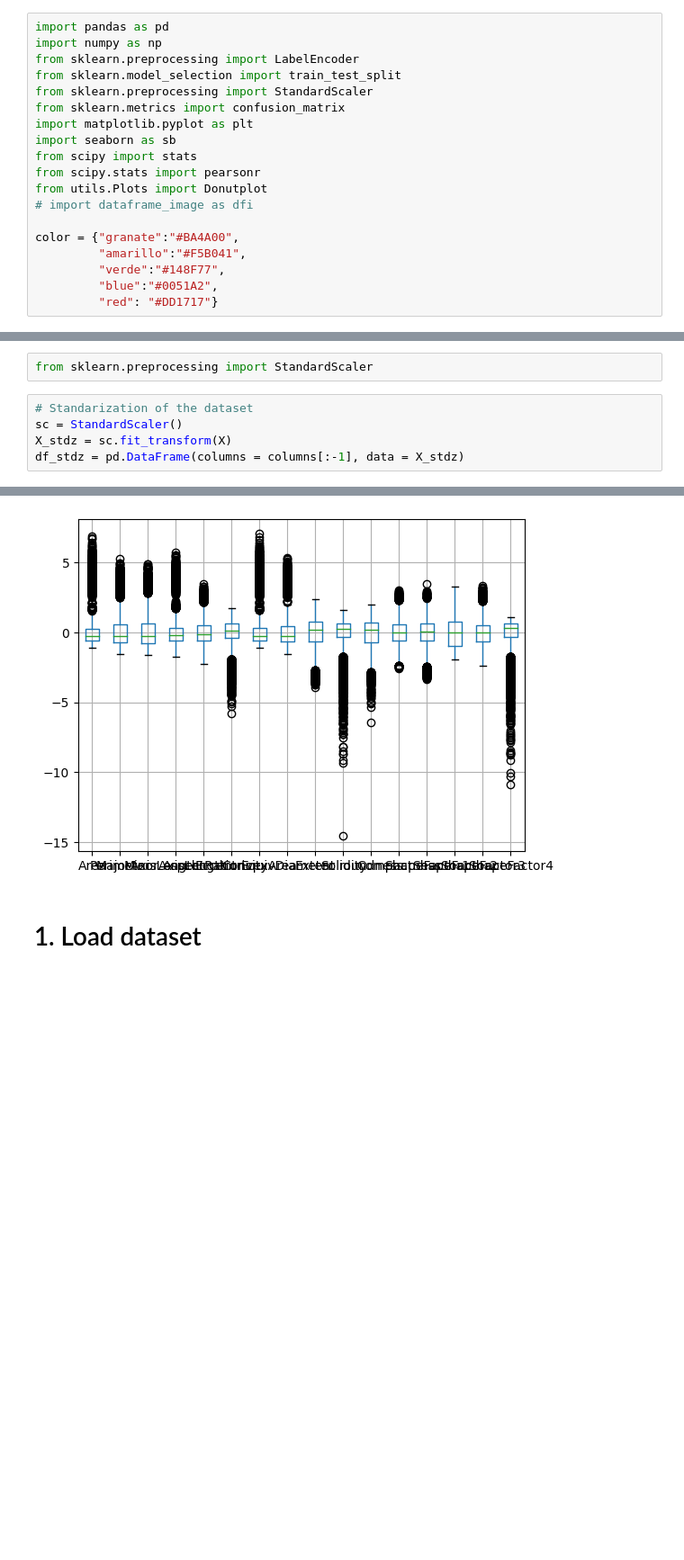
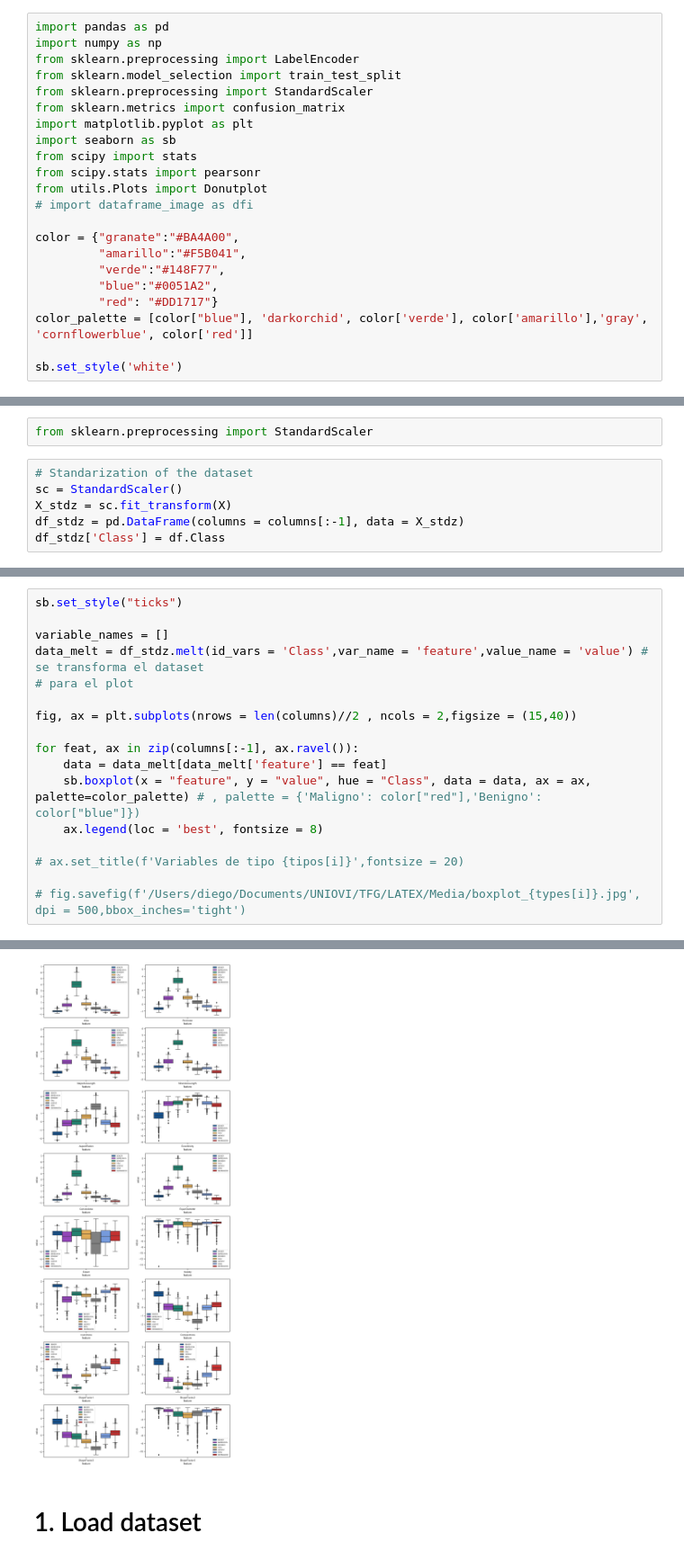
Before and after one commit to Karl-Liu-ch/Introduction-to-Machine-Learnning-and-Data-Mining, a Jupyter notebook: Project1.ipynb, the cells around one changed output, grey strips where cells are left out. Shown: that part at 90% size. Drawn from its saved outputs; the diff is of its cells as text; blank space fills up the shorter version.

```diff
--- a/Project1.ipynb
+++ b/Project1.ipynb
@@ -19,3 +19,6 @@ color = {"granate":"#BA4A00",
          "verde":"#148F77",
          "blue":"#0051A2",
          "red": "#DD1717"}
+color_palette = [color["blue"], 'darkorchid', color['verde'], color['amarillo'],'gray', 'cornflowerblue', color['red']]
+
+sb.set_style('white')
@@ -158,3 +162,4 @@ from sklearn.preprocessing import StandardScaler
 sc = StandardScaler()
 X_stdz = sc.fit_transform(X)
 df_stdz = pd.DataFrame(columns = columns[:-1], data = X_stdz)
+df_stdz['Class'] = df.Class
@@ -161,2 +182,18 @@ df_stdz = pd.DataFrame(columns = columns[:-1], data = X_stdz)
 # %%
+sb.set_style("ticks")
+
+variable_names = []
+data_melt = df_stdz.melt(id_vars = 'Class',var_name = 'feature',value_name = 'value') # se transforma el dataset
+# para el plot
+
+fig, ax = plt.subplots(nrows = len(columns)//2 , ncols = 2,figsize = (15,40))
+
+for feat, ax in zip(columns[:-1], ax.ravel()):
+    data = data_melt[data_melt['feature'] == feat]
+    sb.boxplot(x = "feature", y = "value", hue = "Class", data = data, ax = ax, palette=color_palette) # , palette = {'Maligno': color["red"],'Benigno': color["blue"]})
+    ax.legend(loc = 'best', fontsize = 8)
+
+# ax.set_title(f'Variables de tipo {tipos[i]}',fontsize = 20)
+
+# fig.savefig(f'/Users/diego/Documents/UNIOVI/TFG/LATEX/Media/boxplot_{types[i]}.jpg', dpi = 500,bbox_inches='tight')
 # %% [output]
@@ -164,4 +200,4 @@ df_stdz = pd.DataFrame(columns = columns[:-1], data = X_stdz)
-[figure, old version]
+[figure, new version]
 # %% [markdown]
 # 1. Load dataset
 # %%
```
Also changed, not shown: parts of 6 cells of this notebook, 1 other file.
